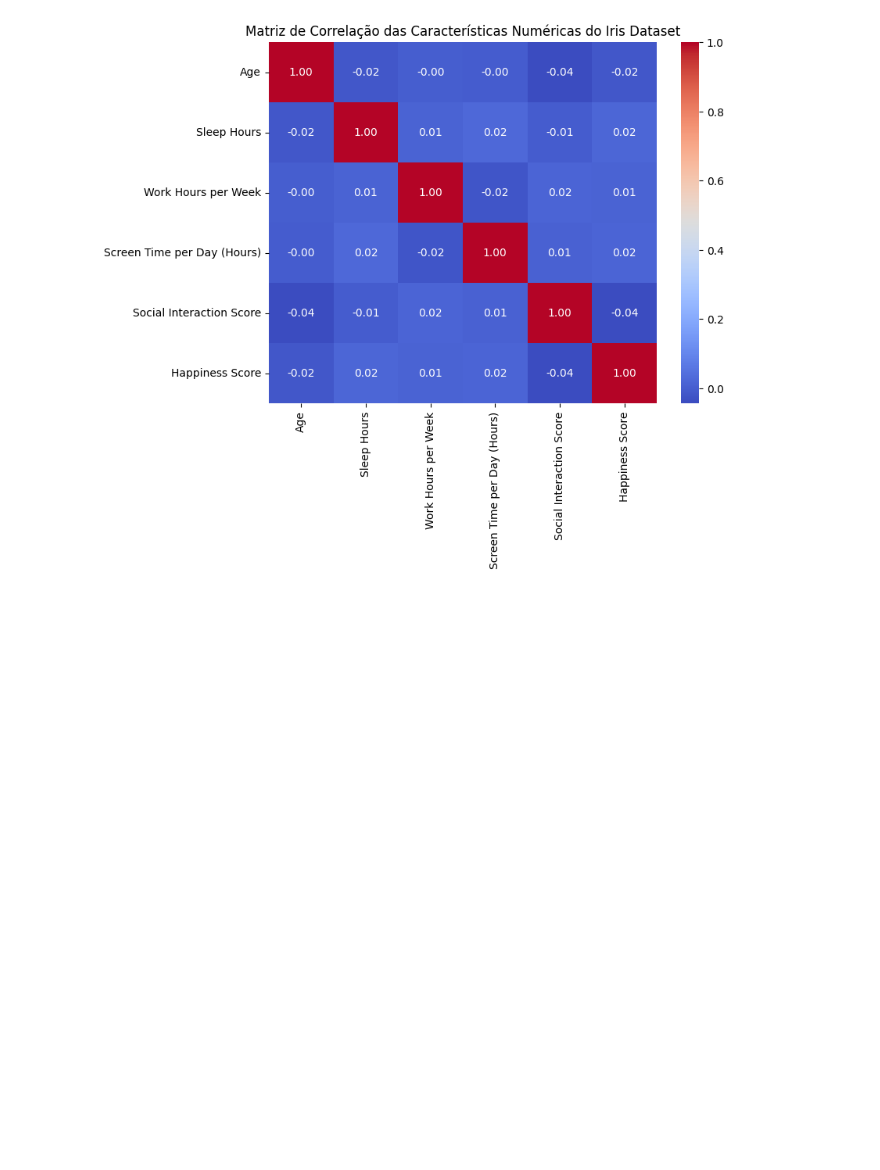
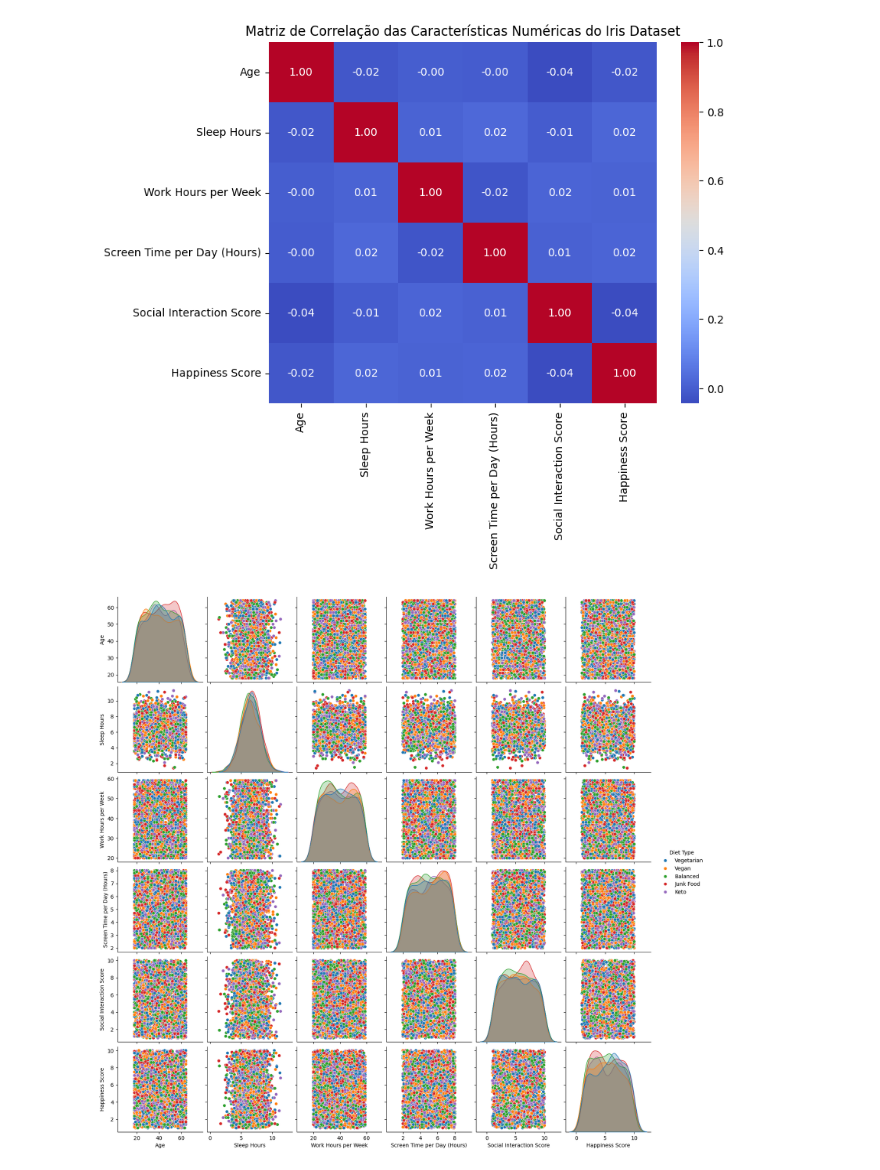
Before and after one commit to hugocfrias/hugocfrias-MVP, a Jupyter notebook: Untitled5.ipynb, the cells around one changed output. Drawn from its saved outputs; the diff is of its cells as text; code cells hidden in the pictures; blank space fills up the shorter version.

```diff
--- a/Untitled5.ipynb
+++ b/Untitled5.ipynb
@@ -468,3 +468,8 @@ plt.title('Matriz de Correlação das Características Numéricas do Iris Datase
 plt.show()
 # %% [output]
 [figure]
+# %%
+# pair plot 2 com Seaborn
+sns.pairplot(df, hue = "Diet Type");
+# %% [output]
+[figure, added]
```
Also changed, not shown: parts of 1 cell of this notebook.
